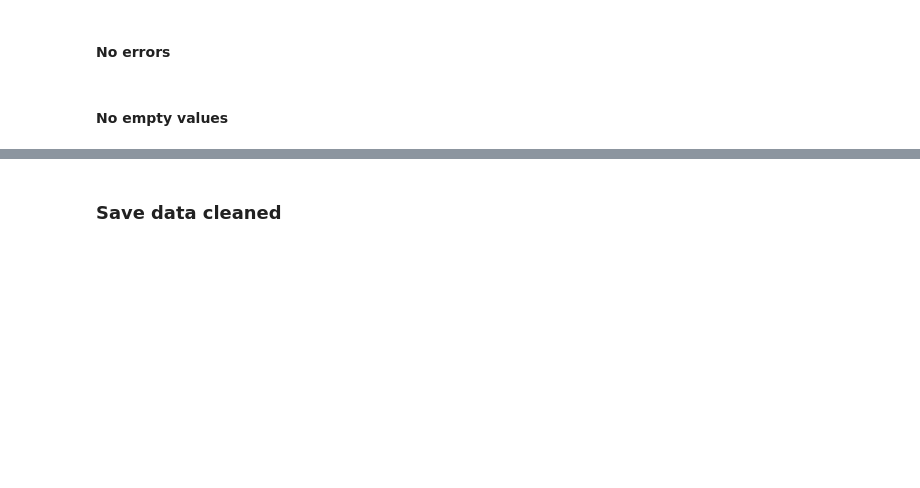
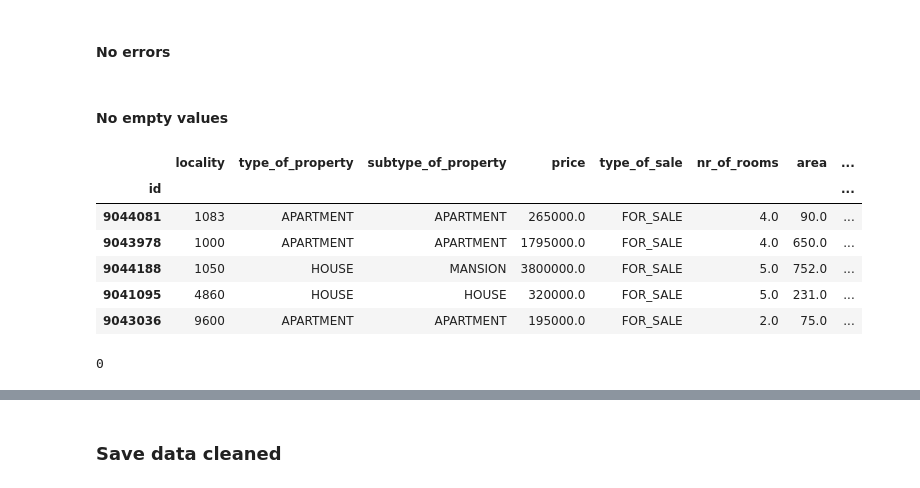
Before and after one commit to jcoumont/challenge-data-analysis, a Jupyter notebook: data_cleaning.ipynb, the cells around one changed output, grey strips where cells are left out. Drawn from its saved outputs; the diff is of its cells as text; code cells hidden in the pictures; blank space fills up the shorter version.

```diff
--- a/data_cleaning.ipynb
+++ b/data_cleaning.ipynb
@@ -25,3 +80,31 @@ data.head()
 #### No errors
 # %% [markdown]
 #### No empty values
+# %%
+#removing all the rows without a price
+data = data.dropna(subset=['price'])
+# %%
+def area_adj(x):
+    if x['area'] != x['area']:
+        if x['total_land_area'] > x['garden_area']:
+            return x['total_land_area'] - x['garden_area']
+        else:
+            return -1
+    else:
+        return x['area']
+# %%
+data['area'] = data.apply(area_adj, axis= 1)
+# %%
+data.head()
+# %% [output]
+|  | locality | type_of_property | subtype_of_property | price | type_of_sale | nr_of_rooms | area | ... |
+| id |  |  |  |  |  |  |  | ... |
+| 9044081 | 1083 | APARTMENT | APARTMENT | 265000.0 | FOR_SALE | 4.0 | 90.0 | ... |
+| 9043978 | 1000 | APARTMENT | APARTMENT | 1795000.0 | FOR_SALE | 4.0 | 650.0 | ... |
+| 9044188 | 1050 | HOUSE | MANSION | 3800000.0 | FOR_SALE | 5.0 | 752.0 | ... |
+| 9041095 | 4860 | HOUSE | HOUSE | 320000.0 | FOR_SALE | 5.0 | 231.0 | ... |
+| 9043036 | 9600 | APARTMENT | APARTMENT | 195000.0 | FOR_SALE | 2.0 | 75.0 | ... |
+# %%
+data['area'].isna().sum()
+# %% [output]
+0
```
Also changed, not shown: parts of 29 cells of this notebook.
